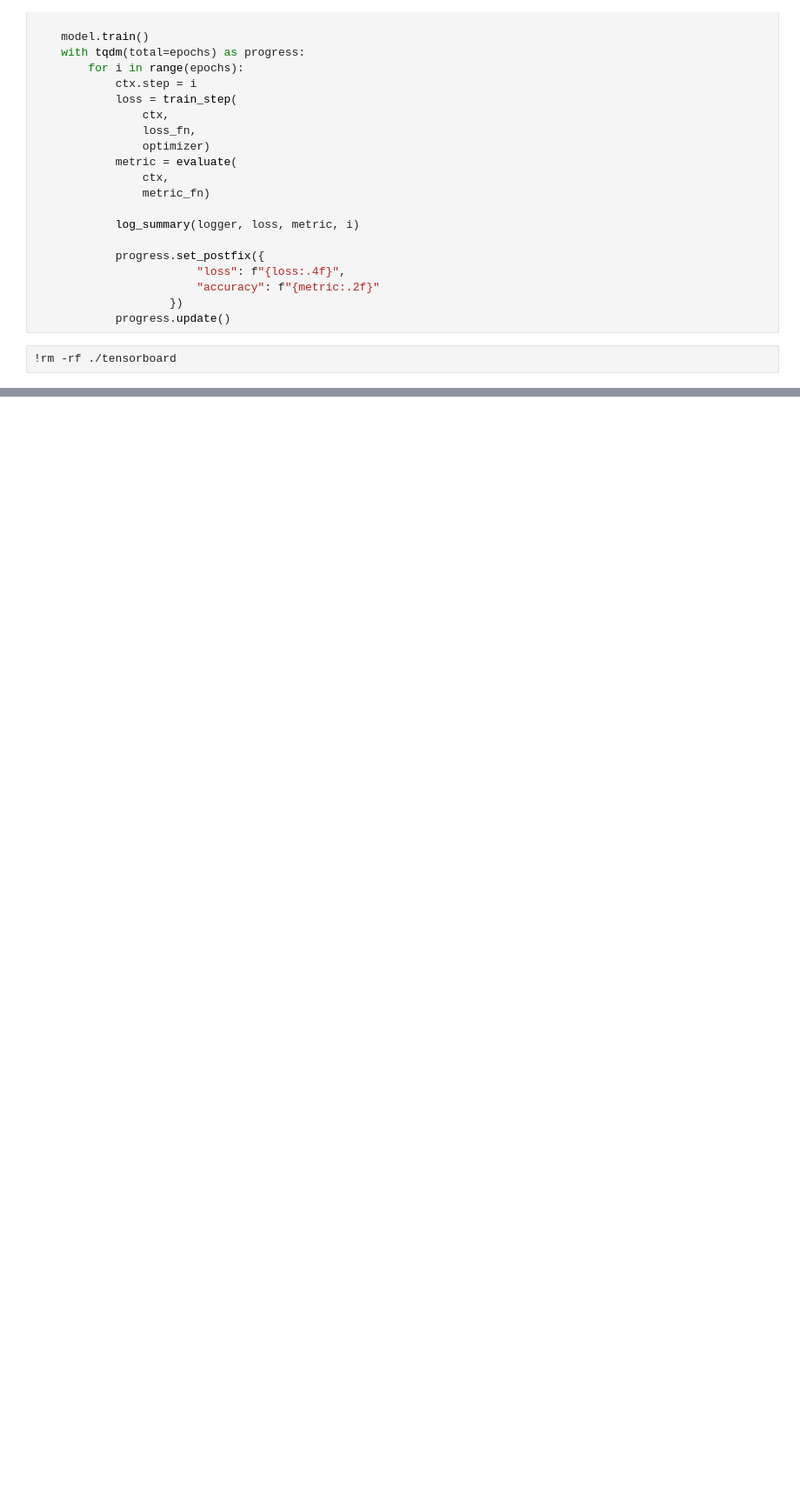
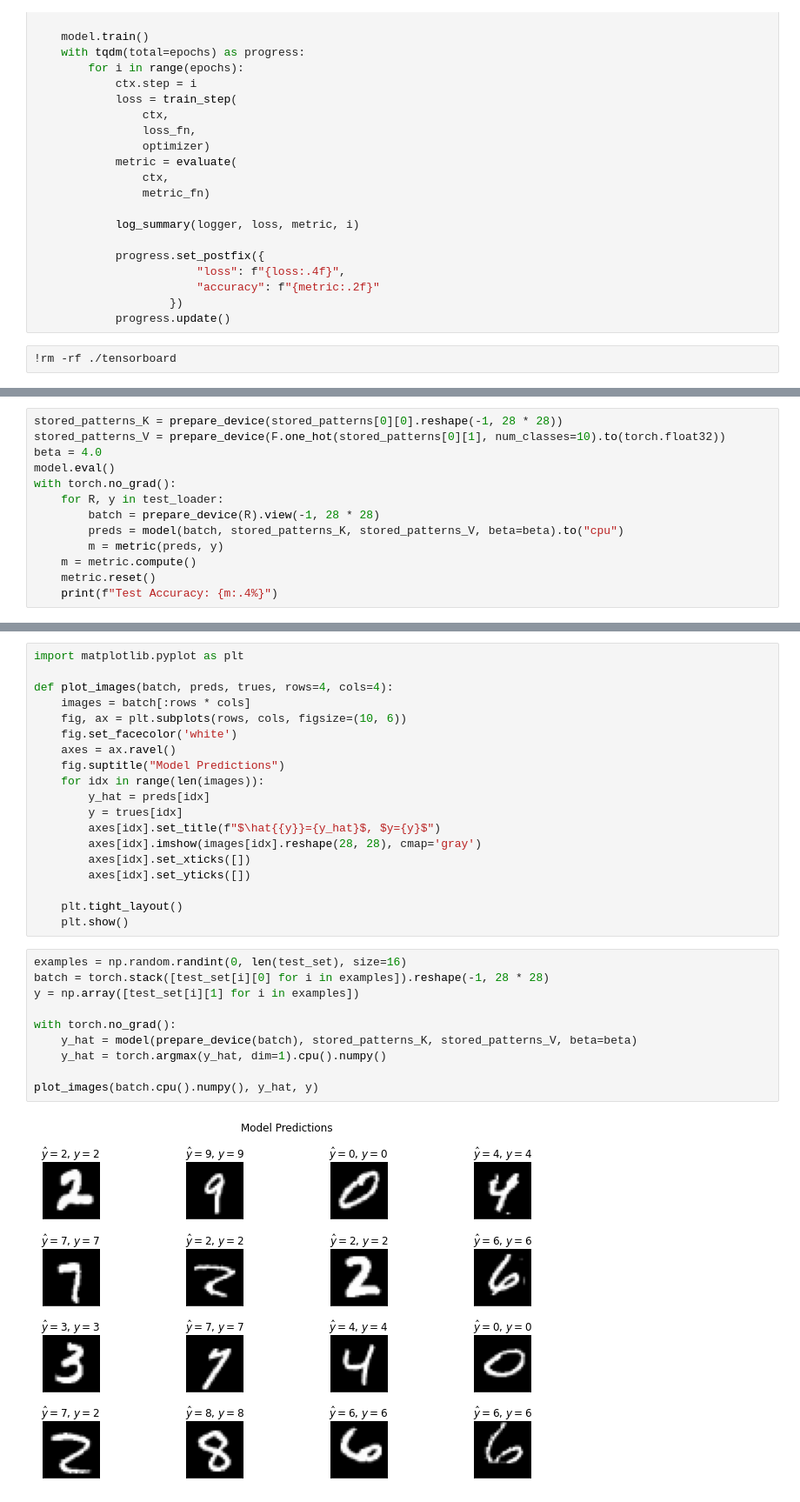
Before and after one commit to Ohtar10/dele-zoo, a Jupyter notebook: hopfield/4_hopfield-mnist-attention.ipynb, the cells around one changed output, grey strips where cells are left out. Shown at 87% size. Drawn from its saved outputs; the diff is of its cells as text; blank space fills up the shorter version.

```diff
--- a/hopfield/4_hopfield-mnist-attention.ipynb
+++ b/hopfield/4_hopfield-mnist-attention.ipynb
@@ -409,0 +397,13 @@ plt.show()
+# %%
+stored_patterns_K = prepare_device(stored_patterns[0][0].reshape(-1, 28 * 28))
+stored_patterns_V = prepare_device(F.one_hot(stored_patterns[0][1], num_classes=10).to(torch.float32))
+beta = 4.0
+model.eval()
+with torch.no_grad():
+    for R, y in test_loader:
+        batch = prepare_device(R).view(-1, 28 * 28)
+        preds = model(batch, stored_patterns_K, stored_patterns_V, beta=beta).to("cpu")
+        m = metric(preds, y)
+    m = metric.compute()
+    metric.reset()
+    print(f"Test Accuracy: {m:.4%}")
@@ -409,0 +414,31 @@ plt.show()
+# %%
+import matplotlib.pyplot as plt
+
+def plot_images(batch, preds, trues, rows=4, cols=4):
+    images = batch[:rows * cols]
+    fig, ax = plt.subplots(rows, cols, figsize=(10, 6))
+    fig.set_facecolor('white')
+    axes = ax.ravel()
+    fig.suptitle("Model Predictions")
+    for idx in range(len(images)):
+        y_hat = preds[idx]
+        y = trues[idx]
+        axes[idx].set_title(f"$\hat{{y}}={y_hat}$, $y={y}$")
+        axes[idx].imshow(images[idx].reshape(28, 28), cmap='gray')
+        axes[idx].set_xticks([])
+        axes[idx].set_yticks([])
+
+    plt.tight_layout()
+    plt.show()
+# %%
+examples = np.random.randint(0, len(test_set), size=16)
+batch = torch.stack([test_set[i][0] for i in examples]).reshape(-1, 28 * 28)
+y = np.array([test_set[i][1] for i in examples])
+
+with torch.no_grad():
+    y_hat = model(prepare_device(batch), stored_patterns_K, stored_patterns_V, beta=beta)
+    y_hat = torch.argmax(y_hat, dim=1).cpu().numpy()
+
+plot_images(batch.cpu().numpy(), y_hat, y)
+# %% [output]
+[figure, added]
```
Also changed, not shown: parts of 9 cells of this notebook, 1 other file.
